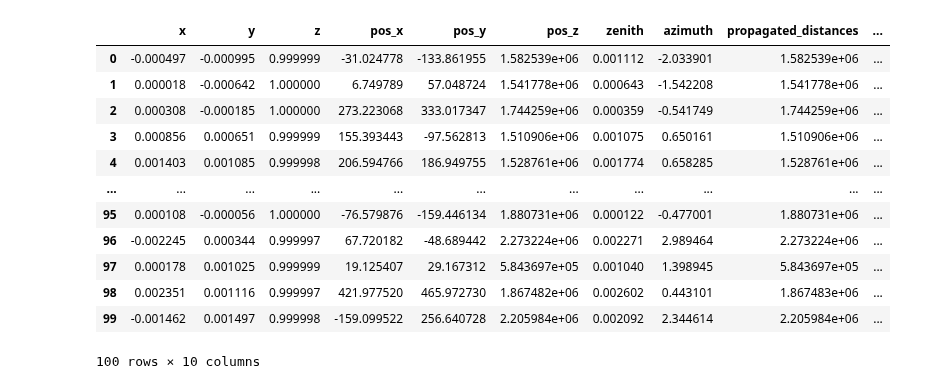
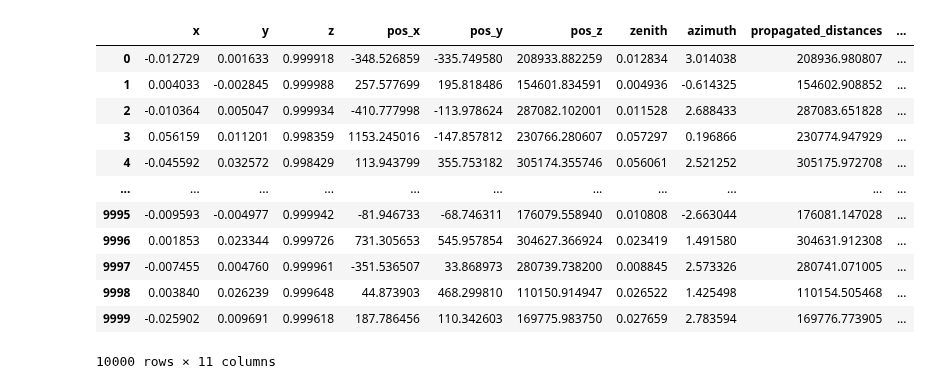
Before and after one commit to pascalgutjahr/muon-deflection-paper, a Jupyter notebook: deflection/deflection_parametrizations/plot_deflection_method_shower_dist.ipynb, the cells around one changed output. Cells and saved outputs as stored; diff of their text form; code cells hidden in the pictures.

```diff
--- a/deflection/deflection_parametrizations/plot_deflection_method_shower_dist.ipynb
+++ b/deflection/deflection_parametrizations/plot_deflection_method_shower_dist.ipynb
@@ -34,20 +34,20 @@ E1000_moliere_v_cut0_05_e_cutnp_inf
 E1000_moliereinterpol_v_cut0_05_e_cut500
-# %%
-df_dict['E1000000_moliere_v_cut0.05_e_cut500']
-# %% [output]
-|  | x | y | z | pos_x | pos_y | pos_z | zenith | azimuth | propagated_distances | ... |
-| 0 | -0.000497 | -0.000995 | 0.999999 | -31.024778 | -133.861955 | 1.582539e+06 | 0.001112 | -2.033901 | 1.582539e+06 | ... |
-| 1 | 0.000018 | -0.000642 | 1.000000 | 6.749789 | 57.048724 | 1.541778e+06 | 0.000643 | -1.542208 | 1.541778e+06 | ... |
-| 2 | 0.000308 | -0.000185 | 1.000000 | 273.223068 | 333.017347 | 1.744259e+06 | 0.000359 | -0.541749 | 1.744259e+06 | ... |
-| 3 | 0.000856 | 0.000651 | 0.999999 | 155.393443 | -97.562813 | 1.510906e+06 | 0.001075 | 0.650161 | 1.510906e+06 | ... |
-| 4 | 0.001403 | 0.001085 | 0.999998 | 206.594766 | 186.949755 | 1.528761e+06 | 0.001774 | 0.658285 | 1.528761e+06 | ... |
-| ... | ... | ... | ... | ... | ... | ... | ... | ... | ... | ... |
-| 95 | 0.000108 | -0.000056 | 1.000000 | -76.579876 | -159.446134 | 1.880731e+06 | 0.000122 | -0.477001 | 1.880731e+06 | ... |
-| 96 | -0.002245 | 0.000344 | 0.999997 | 67.720182 | -48.689442 | 2.273224e+06 | 0.002271 | 2.989464 | 2.273224e+06 | ... |
-| 97 | 0.000178 | 0.001025 | 0.999999 | 19.125407 | 29.167312 | 5.843697e+05 | 0.001040 | 1.398945 | 5.843697e+05 | ... |
-| 98 | 0.002351 | 0.001116 | 0.999997 | 421.977520 | 465.972730 | 1.867482e+06 | 0.002602 | 0.443101 | 1.867483e+06 | ... |
-| 99 | -0.001462 | 0.001497 | 0.999998 | -159.099522 | 256.640728 | 2.205984e+06 | 0.002092 | 2.344614 | 2.205984e+06 | ... |
-100 rows × 10 columns
+# %%
+df_dict['E1000_highland_v_cut0_05_e_cut500']
+# %% [output]
+|  | x | y | z | pos_x | pos_y | pos_z | zenith | azimuth | propagated_distances | ... |
+| 0 | -0.012729 | 0.001633 | 0.999918 | -348.526859 | -335.749580 | 208933.882259 | 0.012834 | 3.014038 | 208936.980807 | ... |
+| 1 | 0.004033 | -0.002845 | 0.999988 | 257.577699 | 195.818486 | 154601.834591 | 0.004936 | -0.614325 | 154602.908852 | ... |
+| 2 | -0.010364 | 0.005047 | 0.999934 | -410.777998 | -113.978624 | 287082.102001 | 0.011528 | 2.688433 | 287083.651828 | ... |
+| 3 | 0.056159 | 0.011201 | 0.998359 | 1153.245016 | -147.857812 | 230766.280607 | 0.057297 | 0.196866 | 230774.947929 | ... |
+| 4 | -0.045592 | 0.032572 | 0.998429 | 113.943799 | 355.753182 | 305174.355746 | 0.056061 | 2.521252 | 305175.972708 | ... |
+| ... | ... | ... | ... | ... | ... | ... | ... | ... | ... | ... |
+| 9995 | -0.009593 | -0.004977 | 0.999942 | -81.946733 | -68.746311 | 176079.558940 | 0.010808 | -2.663044 | 176081.147028 | ... |
+| 9996 | 0.001853 | 0.023344 | 0.999726 | 731.305653 | 545.957854 | 304627.366924 | 0.023419 | 1.491580 | 304631.912308 | ... |
+| 9997 | -0.007455 | 0.004760 | 0.999961 | -351.536507 | 33.868973 | 280739.738200 | 0.008845 | 2.573326 | 280741.071005 | ... |
+| 9998 | 0.003840 | 0.026239 | 0.999648 | 44.873903 | 468.299810 | 110150.914947 | 0.026522 | 1.425498 | 110154.505468 | ... |
+| 9999 | -0.025902 | 0.009691 | 0.999618 | 187.786456 | 110.342603 | 169775.983750 | 0.027659 | 2.783594 | 169776.773905 | ... |
+10000 rows × 11 columns
 # %%
 bins = np.logspace(-5, 2, 20)
 for key in df_dict.keys():
```
Also changed, not shown: parts of 5 cells of this notebook, 18 other files.
